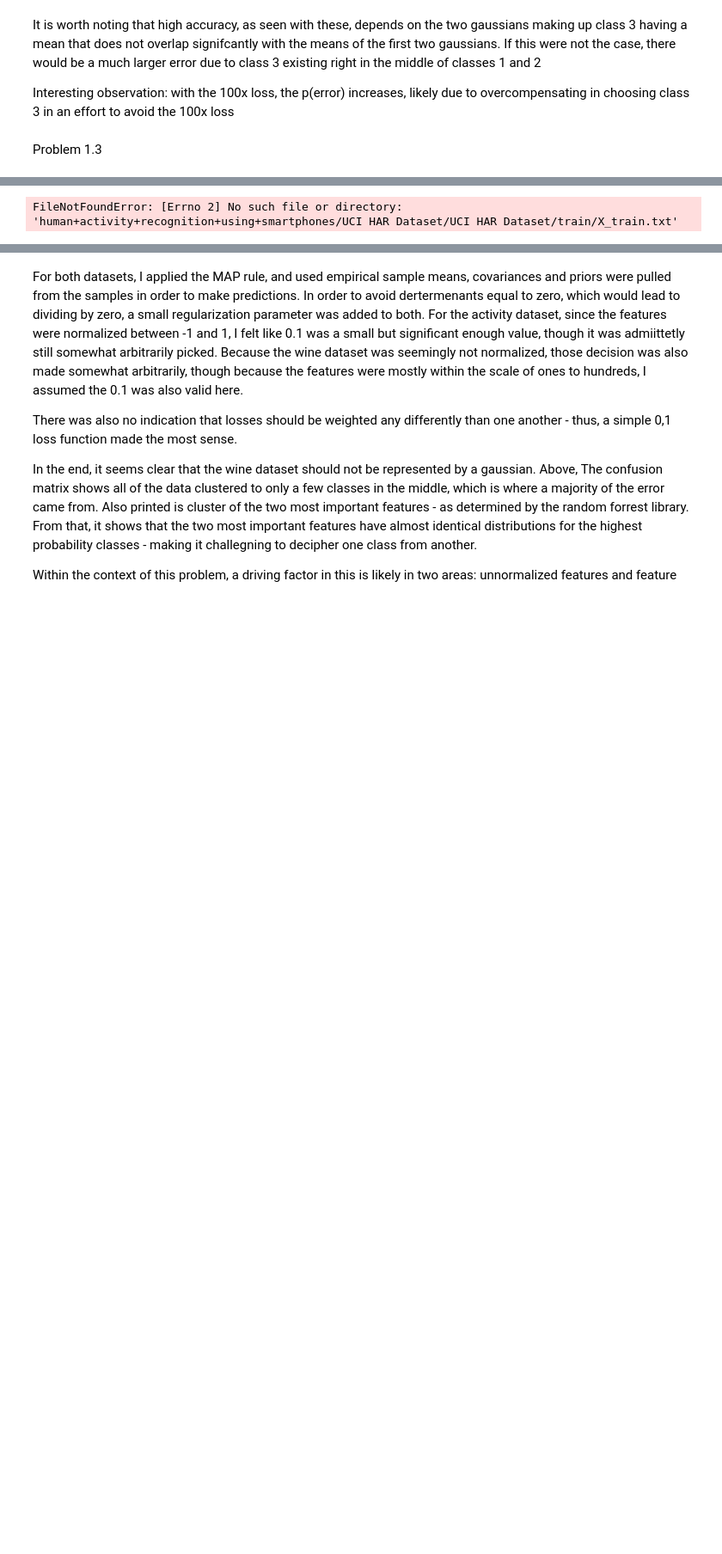
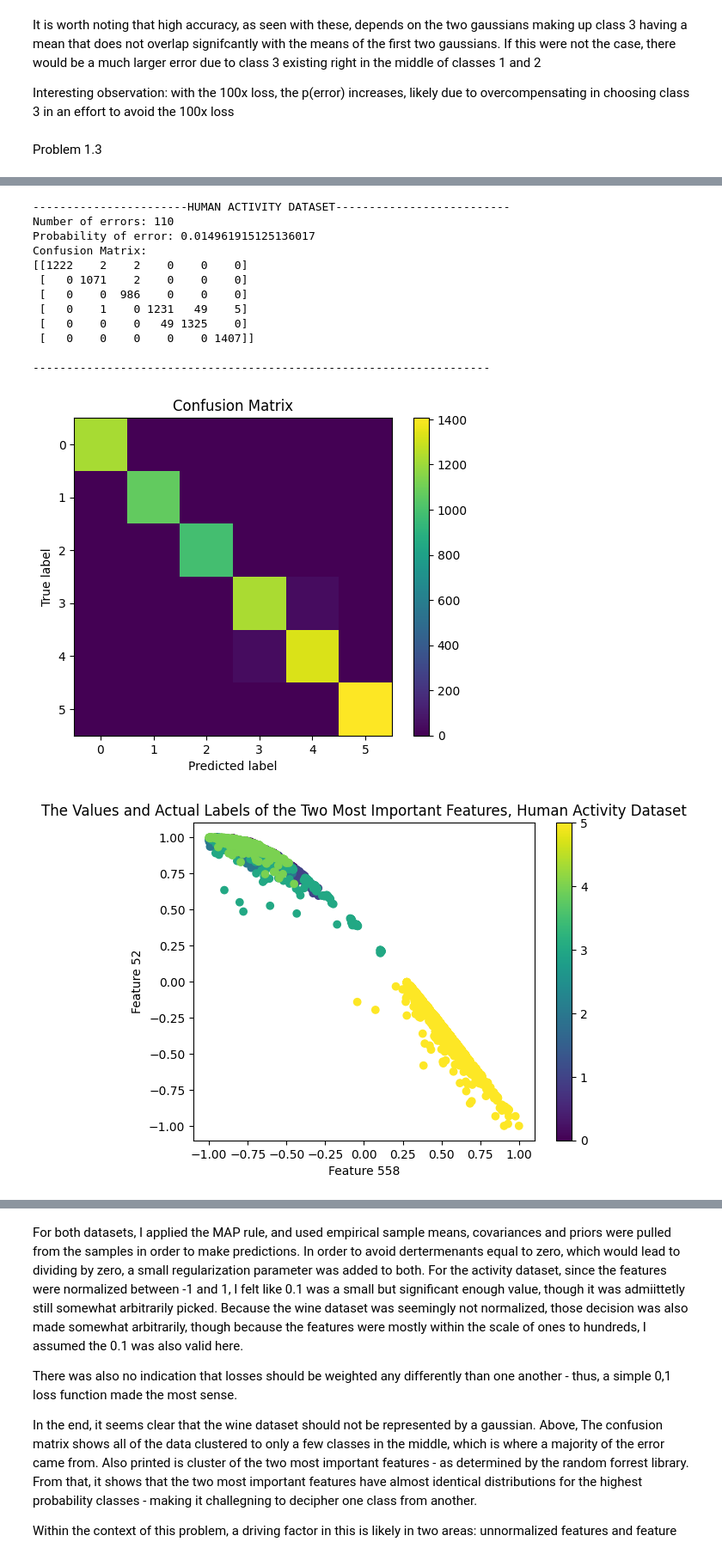
Before and after one commit to dyldonahue/intro-to-ml, a Jupyter notebook: PS1.ipynb, the cells around one changed output, grey strips where cells are left out. Shown at 86% size. Cells and saved outputs as stored; diff of their text form; code cells hidden in the pictures; blank space fills up the shorter version.

```diff
--- a/PS1.ipynb
+++ b/PS1.ipynb
@@ -482,7 +482,7 @@ samples = []
 labels = []
 
 # NOTE: This dataset is too large to commit to GitHub, so it must be downloaded locally and in this directory
-with open ('human+activity+recognition+using+smartphones/UCI HAR Dataset/UCI HAR Dataset/train/X_train.txt') as file:
+with open ('UCI HAR Dataset/UCI HAR Dataset/train/X_train.txt') as file:
     for line in file:
         # Strip whitespace characters and split by space
         line = line.strip()
@@ -491,7 +491,7 @@ with open ('human+activity+recognition+using+smartphones/UCI HAR Dataset/UCI HAR
             # Convert features to float and append to samples
             samples.extend([float(feature) for feature in features])
 
-with open('human+activity+recognition+using+smartphones/UCI HAR Dataset/UCI HAR Dataset/train/y_train.txt') as file:
+with open('UCI HAR Dataset/UCI HAR Dataset/train/y_train.txt') as file:
     labels = np.array([int(line.strip()) for line in file])
 
 labels -= 1  # Convert to 0-indexed
@@ -597,31 +597,44 @@ relevant_classes = [0, 1, 2, 3, 4]
 relevant_samples = np.vstack([samples[labels == i] for i in relevant_classes])
 relevant_labels = np.hstack([labels[labels == i] for i in relevant_classes])
 
 plt.figure()
 plt.scatter(relevant_samples[:, sorted_indices[2]], relevant_samples[:, sorted_indices[3]], c=relevant_labels, cmap='viridis')
 plt.xlabel(f'Feature {sorted_indices[2]}')
 plt.ylabel(f'Feature {sorted_indices[3]}')
 plt.title('The Values and Actual Labels of the Next Two Most Important Features, Human Activity Dataset')
 plt.colorbar()
 plt.show()
 # %% [output]
 -----------------------WINE QUALITY DATASET--------------------------
 Number of errors: 2390
 Probability of error: 0.4879542670477746
 Confusion Matrix:
 [[   0    0    0    0    0    0    0    0    0    0    0]
  [   0    0    0    0    0    0    0    0    0    0    0]
  [   0    0    0    0    0    0    0    0    0    0    0]
  [   0    0    0    7    1    4    8    0    0    0    0]
  [   0    0    0    8    6   84   65    0    0    0    0]
  [   0    0    0   24   13  761  656    2    1    0    0]
  [   0    0    0   32    4  475 1626   61    0    0    0]
  [   0    0    0    5    0   86  679  108    2    0    0]
  [   0    0    0    5    0    8  127   35    0    0    0]
  [   0    0    0    0    0    0    3    2    0    0    0]
  [   0    0    0    0    0    0    0    0    0    0    0]]
 
 --------------------------------------------------------------------
 [figure]
 [figure]
-FileNotFoundError: [Errno 2] No such file or directory: 'human+activity+recognition+using+smartphones/UCI HAR Dataset/UCI HAR Dataset/train/X_train.txt'
+-----------------------HUMAN ACTIVITY DATASET--------------------------
+Number of errors: 110
+Probability of error: 0.014961915125136017
+Confusion Matrix:
+[[1222    2    2    0    0    0]
+ [   0 1071    2    0    0    0]
+ [   0    0  986    0    0    0]
+ [   0    1    0 1231   49    5]
+ [   0    0    0   49 1325    0]
+ [   0    0    0    0    0 1407]]
+
+--------------------------------------------------------------------
+[figure, added]
+[figure, added]
```
Also changed, not shown: parts of 1 cell of this notebook.
